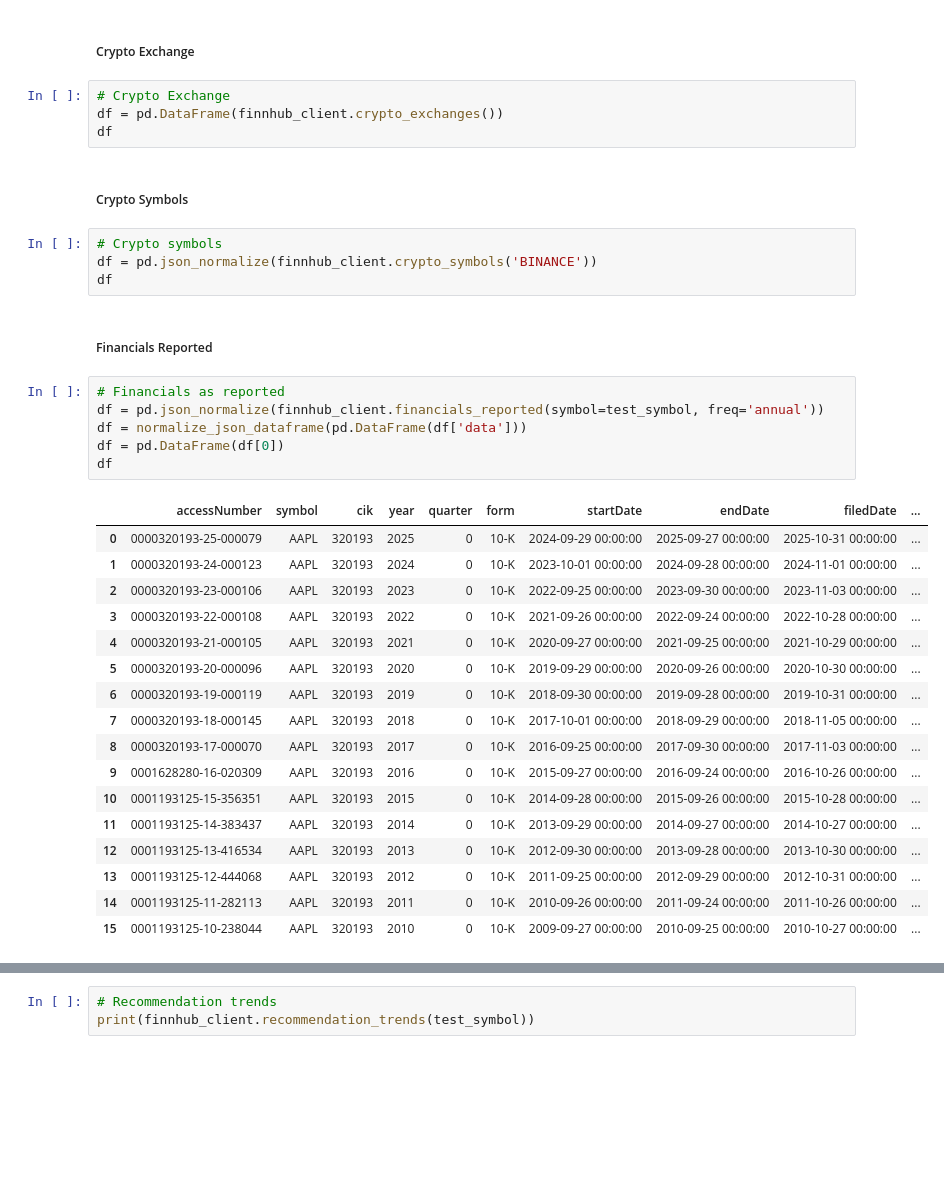
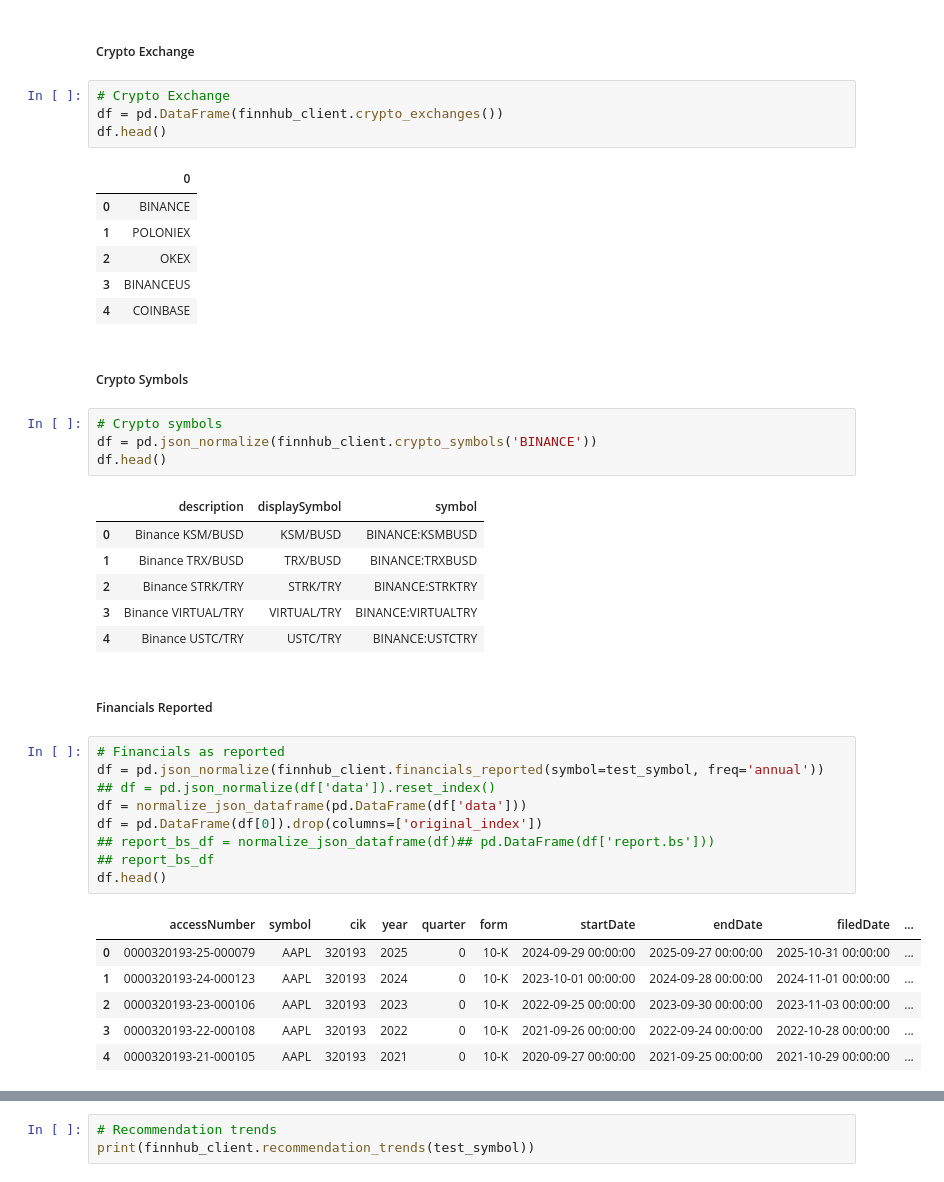
Before and after one commit to dsavas07/Stock-Keeper, a Jupyter notebook: Finnhub_API_Test.ipynb, the cells around one changed output, grey strips where cells are left out. Cells and saved outputs as stored; diff of their text form; blank space fills up the shorter version.

Commit message:
Modified some logic to parse additional embedded JSON data in the API response. Also added some additional API calls to test out the functionality of the API client.

```diff
--- a/Finnhub_API_Test.ipynb
+++ b/Finnhub_API_Test.ipynb
@@ -139,36 +357,42 @@ df
 # %%
 # Crypto Exchange
 df = pd.DataFrame(finnhub_client.crypto_exchanges())
-df
+df.head()
+# %% [output]
+|  | 0 |
+| 0 | BINANCE |
+| 1 | POLONIEX |
+| 2 | OKEX |
+| 3 | BINANCEUS |
+| 4 | COINBASE |
 # %% [markdown]
 ##### Crypto Symbols
 # %%
 # Crypto symbols
 df = pd.json_normalize(finnhub_client.crypto_symbols('BINANCE'))
-df
+df.head()
+# %% [output]
+|  | description | displaySymbol | symbol |
+| 0 | Binance KSM/BUSD | KSM/BUSD | BINANCE:KSMBUSD |
+| 1 | Binance TRX/BUSD | TRX/BUSD | BINANCE:TRXBUSD |
+| 2 | Binance STRK/TRY | STRK/TRY | BINANCE:STRKTRY |
+| 3 | Binance VIRTUAL/TRY | VIRTUAL/TRY | BINANCE:VIRTUALTRY |
+| 4 | Binance USTC/TRY | USTC/TRY | BINANCE:USTCTRY |
 # %% [markdown]
 ##### Financials Reported
 # %%
 # Financials as reported
 df = pd.json_normalize(finnhub_client.financials_reported(symbol=test_symbol, freq='annual'))
+## df = pd.json_normalize(df['data']).reset_index()
 df = normalize_json_dataframe(pd.DataFrame(df['data']))
-df = pd.DataFrame(df[0])
-df
+df = pd.DataFrame(df[0]).drop(columns=['original_index'])
+## report_bs_df = normalize_json_dataframe(df)## pd.DataFrame(df['report.bs']))
+## report_bs_df
+df.head()
 # %% [output]
 |  | accessNumber | symbol | cik | year | quarter | form | startDate | endDate | filedDate | ... |
 | 0 | 0000320193-25-000079 | AAPL | 320193 | 2025 | 0 | 10-K | 2024-09-29 00:00:00 | 2025-09-27 00:00:00 | 2025-10-31 00:00:00 | ... |
 | 1 | 0000320193-24-000123 | AAPL | 320193 | 2024 | 0 | 10-K | 2023-10-01 00:00:00 | 2024-09-28 00:00:00 | 2024-11-01 00:00:00 | ... |
 | 2 | 0000320193-23-000106 | AAPL | 320193 | 2023 | 0 | 10-K | 2022-09-25 00:00:00 | 2023-09-30 00:00:00 | 2023-11-03 00:00:00 | ... |
 | 3 | 0000320193-22-000108 | AAPL | 320193 | 2022 | 0 | 10-K | 2021-09-26 00:00:00 | 2022-09-24 00:00:00 | 2022-10-28 00:00:00 | ... |
 | 4 | 0000320193-21-000105 | AAPL | 320193 | 2021 | 0 | 10-K | 2020-09-27 00:00:00 | 2021-09-25 00:00:00 | 2021-10-29 00:00:00 | ... |
-| 5 | 0000320193-20-000096 | AAPL | 320193 | 2020 | 0 | 10-K | 2019-09-29 00:00:00 | 2020-09-26 00:00:00 | 2020-10-30 00:00:00 | ... |
-| 6 | 0000320193-19-000119 | AAPL | 320193 | 2019 | 0 | 10-K | 2018-09-30 00:00:00 | 2019-09-28 00:00:00 | 2019-10-31 00:00:00 | ... |
-| 7 | 0000320193-18-000145 | AAPL | 320193 | 2018 | 0 | 10-K | 2017-10-01 00:00:00 | 2018-09-29 00:00:00 | 2018-11-05 00:00:00 | ... |
-| 8 | 0000320193-17-000070 | AAPL | 320193 | 2017 | 0 | 10-K | 2016-09-25 00:00:00 | 2017-09-30 00:00:00 | 2017-11-03 00:00:00 | ... |
-| 9 | 0001628280-16-020309 | AAPL | 320193 | 2016 | 0 | 10-K | 2015-09-27 00:00:00 | 2016-09-24 00:00:00 | 2016-10-26 00:00:00 | ... |
-| 10 | 0001193125-15-356351 | AAPL | 320193 | 2015 | 0 | 10-K | 2014-09-28 00:00:00 | 2015-09-26 00:00:00 | 2015-10-28 00:00:00 | ... |
-| 11 | 0001193125-14-383437 | AAPL | 320193 | 2014 | 0 | 10-K | 2013-09-29 00:00:00 | 2014-09-27 00:00:00 | 2014-10-27 00:00:00 | ... |
-| 12 | 0001193125-13-416534 | AAPL | 320193 | 2013 | 0 | 10-K | 2012-09-30 00:00:00 | 2013-09-28 00:00:00 | 2013-10-30 00:00:00 | ... |
-| 13 | 0001193125-12-444068 | AAPL | 320193 | 2012 | 0 | 10-K | 2011-09-25 00:00:00 | 2012-09-29 00:00:00 | 2012-10-31 00:00:00 | ... |
-| 14 | 0001193125-11-282113 | AAPL | 320193 | 2011 | 0 | 10-K | 2010-09-26 00:00:00 | 2011-09-24 00:00:00 | 2011-10-26 00:00:00 | ... |
-| 15 | 0001193125-10-238044 | AAPL | 320193 | 2010 | 0 | 10-K | 2009-09-27 00:00:00 | 2010-09-25 00:00:00 | 2010-10-27 00:00:00 | ... |
```
Also changed, not shown: parts of 20 cells of this notebook.
